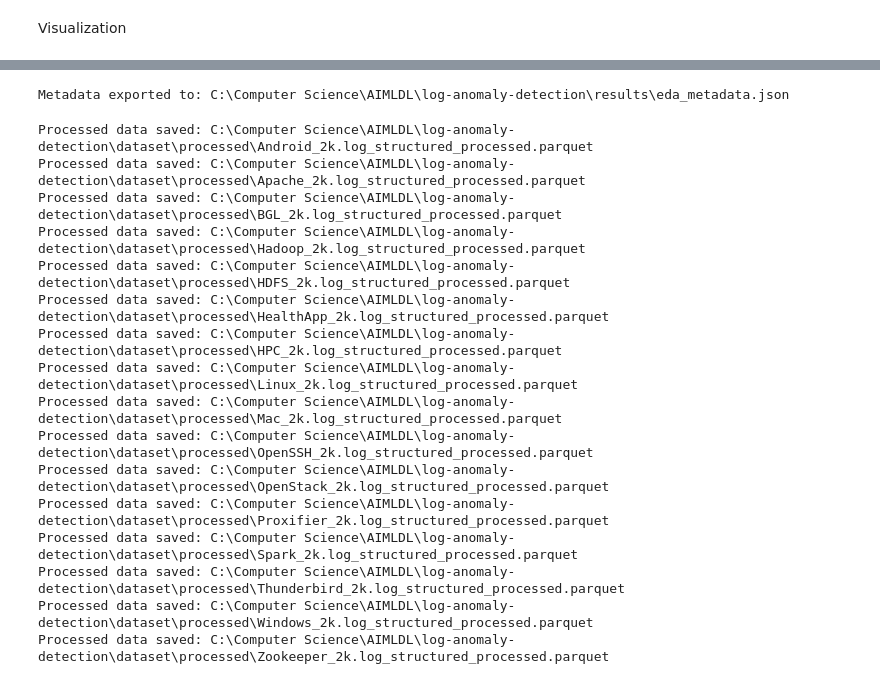
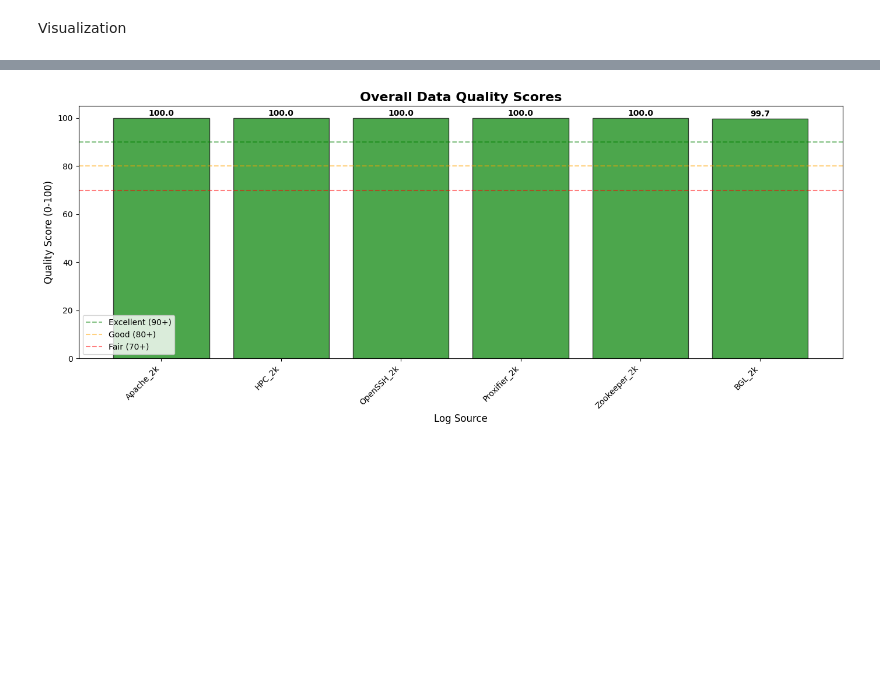
Before and after one commit to krishnasharma4415/log-anomaly-detection, a Jupyter notebook: notebooks/eda.ipynb, the cells around one changed output, grey strips where cells are left out. Saved outputs shown, nothing was run; the diff lists cells and outputs as text; code cells hidden in the pictures; blank space fills up the shorter version.

```diff
--- a/notebooks/eda.ipynb
+++ b/notebooks/eda.ipynb
@@ -566,53 +726,32 @@ if content_analyses:
 # %%
-results_dir = PROJECT_ROOT / "results"
-results_dir.mkdir(exist_ok=True)
+if 'labeled_quality_reports' in locals() and labeled_quality_reports:
+    plt.figure(figsize=fig_size)
 
-metadata = {
-    'datasets_info': datasets_info,
-    'universal_columns': universal_columns,
-    'quality_reports': quality_reports,
-    'content_analyses': [
-        {
-            'dataset_name': analysis['dataset_name'],
-            'total_entries': analysis['content_stats']['total_entries'],
-            'avg_length': analysis['content_stats']['avg_length'],
-            'top_words': analysis['top_words'].to_dict('records')
-        }
-        for analysis in content_analyses
-    ]
-}
+    overall_scores = [report['overall_quality_score'] for report in labeled_quality_reports]
+    dataset_names_quality = [report['dataset_name'].replace('_labeled.csv', '') for report in labeled_quality_reports]
 
-import json
-with open(results_dir / "eda_metadata.json", 'w') as f:
-    json.dump(metadata, f, indent=2, default=str)
+    sorted_data = sorted(zip(dataset_names_quality, overall_scores), key=lambda x: x[1], reverse=True)
+    sorted_names, sorted_scores = zip(*sorted_data)
 
-print(f"Metadata exported to: {results_dir / 'eda_metadata.json'}")
+    colors = ['green' if score >= 90 else 'lightgreen' if score >= 80 else 'orange' if score >= 70 else 'red'
+              for score in sorted_scores]
+
+    bars = plt.bar(range(len(sorted_names)), sorted_scores, color=colors, alpha=0.7, edgecolor='black')
+    plt.title('Overall Data Quality Scores', fontsize=16, fontweight='bold')
+    plt.xlabel('Log Source', fontsize=12)
+    plt.ylabel('Quality Score (0-100)', fontsize=12)
+    plt.xticks(range(len(sorted_names)), sorted_names, rotation=45, ha='right')
+    plt.ylim(0, 105)
+
+    for bar, score in zip(bars, sorted_scores):
+        plt.text(bar.get_x() + bar.get_width()/2, bar.get_height() + 1, f'{score:.1f}',
+                 ha='center', fontweight='bold', fontsize=10)
+
+    plt.axhline(y=90, color='green', linestyle='--', alpha=0.5, label='Excellent (90+)')
+    plt.axhline(y=80, color='orange', linestyle='--', alpha=0.5, label='Good (80+)')
+    plt.axhline(y=70, color='red', linestyle='--', alpha=0.5, label='Fair (70+)')
+    plt.legend()
+    plt.tight_layout()
+    plt.show()
 # %% [output]
-Metadata exported to: C:\Computer Science\AIMLDL\log-anomaly-detection\results\eda_metadata.json
+[figure, added]
-# %%
-processed_dir = DATASET_PATH / "processed"
-
-for dataset_name, df in spark_dfs.items():
-    sample_df = df.sample(fraction=1.0, seed=42)
-
-    output_path = processed_dir / f"{dataset_name.replace('.csv', '_processed.parquet')}"
-    sample_df.write.mode('overwrite').parquet(str(output_path))
-
-    print(f"Processed data saved: {output_path}")
-# %% [output]
-Processed data saved: C:\Computer Science\AIMLDL\log-anomaly-detection\dataset\processed\Android_2k.log_structured_processed.parquet
-Processed data saved: C:\Computer Science\AIMLDL\log-anomaly-detection\dataset\processed\Apache_2k.log_structured_processed.parquet
-Processed data saved: C:\Computer Science\AIMLDL\log-anomaly-detection\dataset\processed\BGL_2k.log_structured_processed.parquet
-Processed data saved: C:\Computer Science\AIMLDL\log-anomaly-detection\dataset\processed\Hadoop_2k.log_structured_processed.parquet
-Processed data saved: C:\Computer Science\AIMLDL\log-anomaly-detection\dataset\processed\HDFS_2k.log_structured_processed.parquet
-Processed data saved: C:\Computer Science\AIMLDL\log-anomaly-detection\dataset\processed\HealthApp_2k.log_structured_processed.parquet
-Processed data saved: C:\Computer Science\AIMLDL\log-anomaly-detection\dataset\processed\HPC_2k.log_structured_processed.parquet
-Processed data saved: C:\Computer Science\AIMLDL\log-anomaly-detection\dataset\processed\Linux_2k.log_structured_processed.parquet
-Processed data saved: C:\Computer Science\AIMLDL\log-anomaly-detection\dataset\processed\Mac_2k.log_structured_processed.parquet
-Processed data saved: C:\Computer Science\AIMLDL\log-anomaly-detection\dataset\processed\OpenSSH_2k.log_structured_processed.parquet
-Processed data saved: C:\Computer Science\AIMLDL\log-anomaly-detection\dataset\processed\OpenStack_2k.log_structured_processed.parquet
-Processed data saved: C:\Computer Science\AIMLDL\log-anomaly-detection\dataset\processed\Proxifier_2k.log_structured_processed.parquet
-Processed data saved: C:\Computer Science\AIMLDL\log-anomaly-detection\dataset\processed\Spark_2k.log_structured_processed.parquet
-Processed data saved: C:\Computer Science\AIMLDL\log-anomaly-detection\dataset\processed\Thunderbird_2k.log_structured_processed.parquet
-Processed data saved: C:\Computer Science\AIMLDL\log-anomaly-detection\dataset\processed\Windows_2k.log_structured_processed.parquet
-Processed data saved: C:\Computer Science\AIMLDL\log-anomaly-detection\dataset\processed\Zookeeper_2k.log_structured_processed.parquet
```
Also changed, not shown: parts of 20 cells of this notebook, 45 other files.
